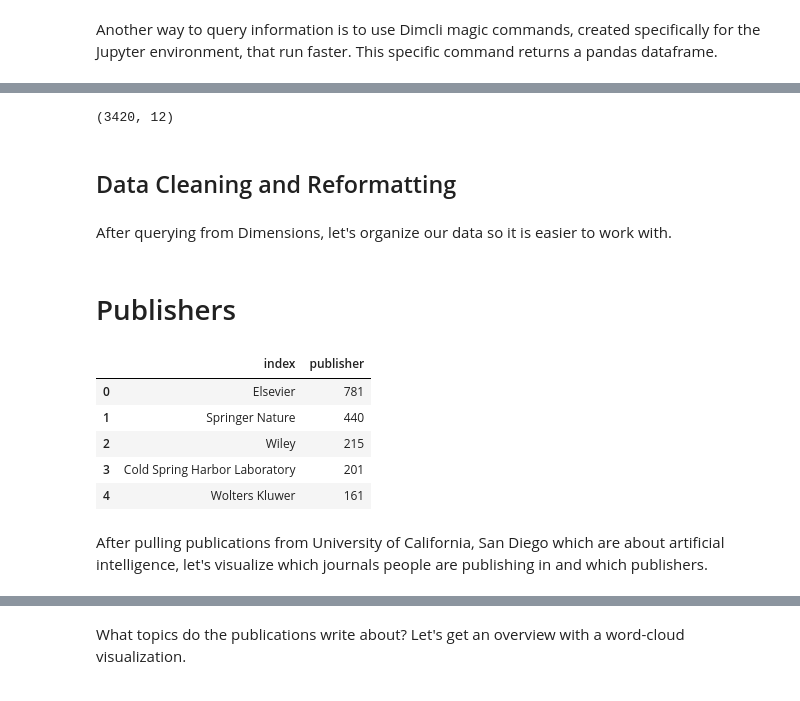
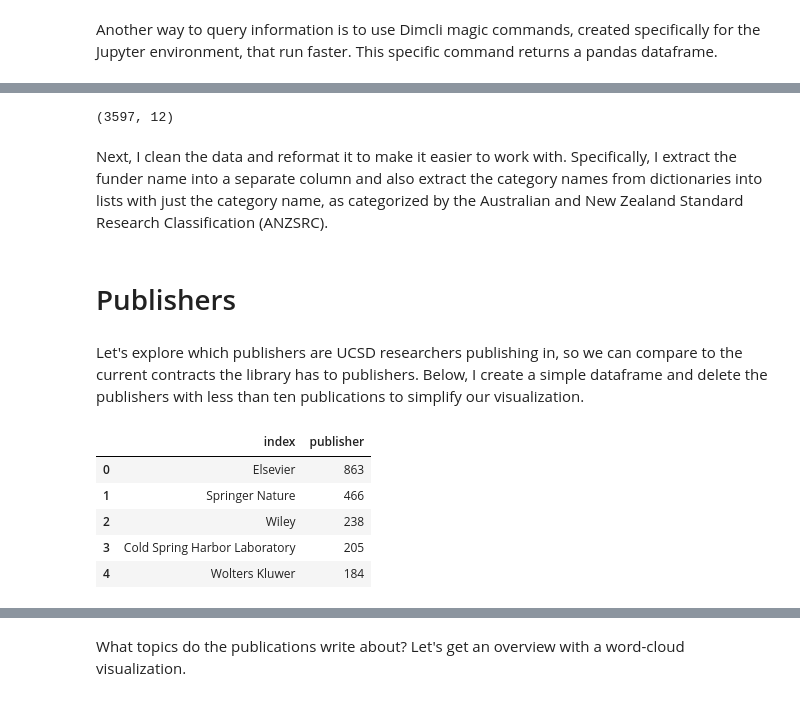
Before and after one commit to stephlabou/DGL_dimensions, a Jupyter notebook: Dimensions.ipynb, the cells around one changed output, grey strips where cells are left out. Drawn from its saved outputs; the diff is of its cells as text; code cells hidden in the pictures.

```diff
--- a/Dimensions.ipynb
+++ b/Dimensions.ipynb
@@ -91,11 +84,10 @@ Let's start querying to do some exploratory data analysis on research done at UC
 # %%
 GRIDID_LIST = ["grid.266100.3", "grid.420234.3", "grid.413086.8"]
-# GRIDID_LIST = ["grid.266100.3"]
 GRID_NAMES = ['University of California, San Diego', 'UC San Diego Health System',
-              'University of California San Diego Medical Center']
+              'University of California San Diego Medical Center'] # corresponds to the grid IDs
 # other possible orgs - Rady's Children hospital, Supercomputer Center
 
-FIELDS = "title+type+year+journal+authors+research_orgs+research_org_names+publisher+times_cited+funders+authors_count"
+FIELDS = "title+type+year+journal+authors+research_orgs+research_org_names+publisher+times_cited+funders+authors_count+category_for"
 # %%
 # search publications from 2024, limit to 300 because of API limits
 query = f"""search publications
@@ -142,9 +134,7 @@ pubs.head()
 # %%
 pubs.shape
 # %% [output]
-(3420, 12)
+(3597, 12)
-# %% [markdown]
-## Data Cleaning and Reformatting
-# %% [markdown]
-After querying from Dimensions, let's organize our data so it is easier to work with.
+# %% [markdown]
+Next, I clean the data and reformat it to make it easier to work with. Specifically, I extract the funder name into a separate column and also extract the category names from dictionaries into lists with just the category name, as categorized by the Australian and New Zealand Standard Research Classification (ANZSRC).
 # %%
@@ -153,18 +143,25 @@ After querying from Dimensions, let's organize our data so it is easier to work
 pubs['funder_name'] = pubs['funders'].apply(lambda x : [] if isinstance(x, float)
                                             else [dict['name'] for dict in x])
+# %%
+# category_for format is a list of dictionaries, each dictionary containing the keys id and name
+# only include broad categories from the ANZSRC, which have 2-digit codes
+pubs['overall_cat'] = pubs['category_for'].apply(lambda x : [] if isinstance(x, float)
+                                                 else [dict['name'] for dict in x if not dict['name'][0:4].isdigit()])
 # %% [markdown]
-# Publishers
+# Publishers <a class="anchor" id="publishers"></a>
+# %% [markdown]
+Let's explore which publishers are UCSD researchers publishing in, so we can compare to the current contracts the library has to publishers. Below, I create a simple dataframe and delete the publishers with less than ten publications to simplify our visualization.
 # %%
-# create dataframe to create an order to sort visualization of publishers
+# create dataframe to combine the publishers with only 1 publication into the group Other
 count_publisher = pubs['publisher'].value_counts().reset_index()
-# count_publisher = count_publisher[count_publisher['publisher'] > 4] # don't include publishers with <4 UCSD publications
+other_num = count_publisher[count_publisher['publisher'] < 10]['publisher'].sum()
+count_publisher = count_publisher[count_publisher['publisher'] >= 10] # delete publishers with <4 publications
+# count_publisher.loc[len(count_publisher)] = ['Other', other_num] # add row for the Other
 count_publisher.head()
 # %% [output]
 |  | index | publisher |
-| 0 | Elsevier | 781 |
-| 1 | Springer Nature | 440 |
-| 2 | Wiley | 215 |
-| 3 | Cold Spring Harbor Laboratory | 201 |
-| 4 | Wolters Kluwer | 161 |
+| 0 | Elsevier | 863 |
+| 1 | Springer Nature | 466 |
+| 2 | Wiley | 238 |
+| 3 | Cold Spring Harbor Laboratory | 205 |
+| 4 | Wolters Kluwer | 184 |
-# %% [markdown]
-After pulling publications from University of California, San Diego which are about artificial intelligence, let's visualize which journals people are publishing in and which publishers.
```
Also changed, not shown: parts of 25 cells of this notebook.
